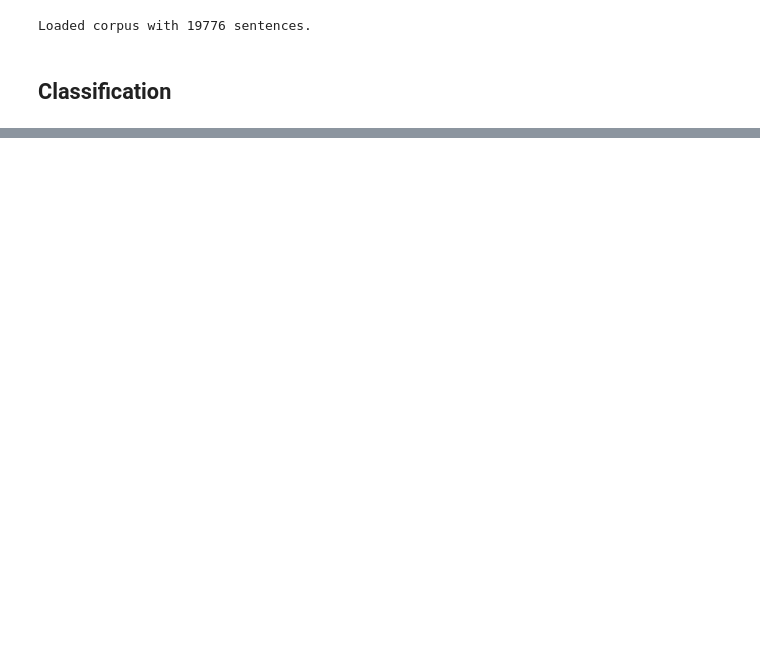
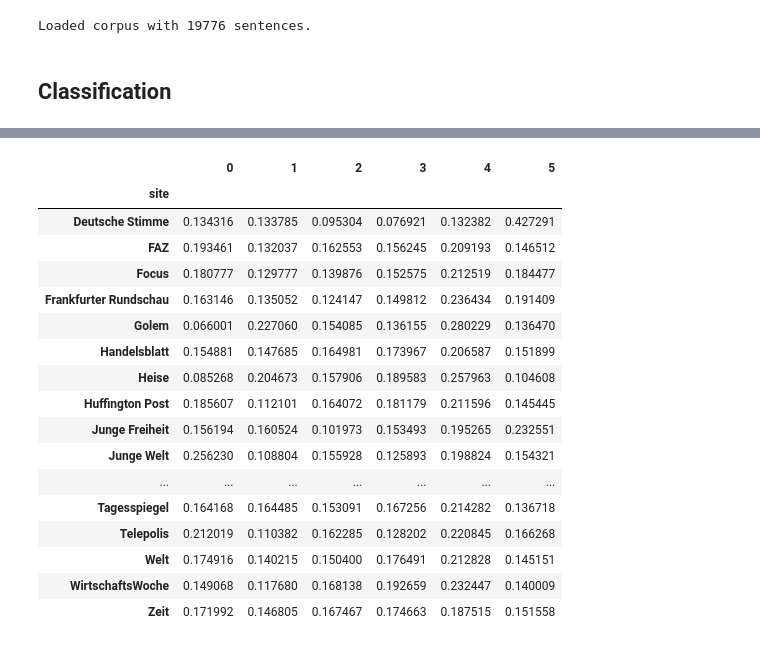
Before and after one commit to smartinsightsfromdata/StalkerML, a Jupyter notebook: Calculate Opinion without Base.ipynb, the cells around one changed output, grey strips where cells are left out. Drawn from its saved outputs; the diff is of its cells as text; code cells hidden in the pictures; blank space fills up the shorter version.

```diff
--- a/Calculate Opinion without Base.ipynb
+++ b/Calculate Opinion without Base.ipynb
@@ -236,0 +252,21 @@ INFO:gensim.models.word2vec:scoring 74536 sentences took 0.9s, 87138 sentences/s
+# %%
+KW.groupby('site').mean()
+# %% [output]
+|  | 0 | 1 | 2 | 3 | 4 | 5 |
+| site |  |  |  |  |  |  |
+| Deutsche Stimme | 0.134316 | 0.133785 | 0.095304 | 0.076921 | 0.132382 | 0.427291 |
+| FAZ | 0.193461 | 0.132037 | 0.162553 | 0.156245 | 0.209193 | 0.146512 |
+| Focus | 0.180777 | 0.129777 | 0.139876 | 0.152575 | 0.212519 | 0.184477 |
+| Frankfurter Rundschau | 0.163146 | 0.135052 | 0.124147 | 0.149812 | 0.236434 | 0.191409 |
+| Golem | 0.066001 | 0.227060 | 0.154085 | 0.136155 | 0.280229 | 0.136470 |
+| Handelsblatt | 0.154881 | 0.147685 | 0.164981 | 0.173967 | 0.206587 | 0.151899 |
+| Heise | 0.085268 | 0.204673 | 0.157906 | 0.189583 | 0.257963 | 0.104608 |
+| Huffington Post | 0.185607 | 0.112101 | 0.164072 | 0.181179 | 0.211596 | 0.145445 |
+| Junge Freiheit | 0.156194 | 0.160524 | 0.101973 | 0.153493 | 0.195265 | 0.232551 |
+| Junge Welt | 0.256230 | 0.108804 | 0.155928 | 0.125893 | 0.198824 | 0.154321 |
+| ... | ... | ... | ... | ... | ... | ... |
+| Tagesspiegel | 0.164168 | 0.164485 | 0.153091 | 0.167256 | 0.214282 | 0.136718 |
+| Telepolis | 0.212019 | 0.110382 | 0.162285 | 0.128202 | 0.220845 | 0.166268 |
+| Welt | 0.174916 | 0.140215 | 0.150400 | 0.176491 | 0.212828 | 0.145151 |
+| WirtschaftsWoche | 0.149068 | 0.117680 | 0.168138 | 0.192659 | 0.232447 | 0.140009 |
+| Zeit | 0.171992 | 0.146805 | 0.167467 | 0.174663 | 0.187515 | 0.151558 |
```
Also changed, not shown: parts of 6 cells of this notebook, 4 other files.
